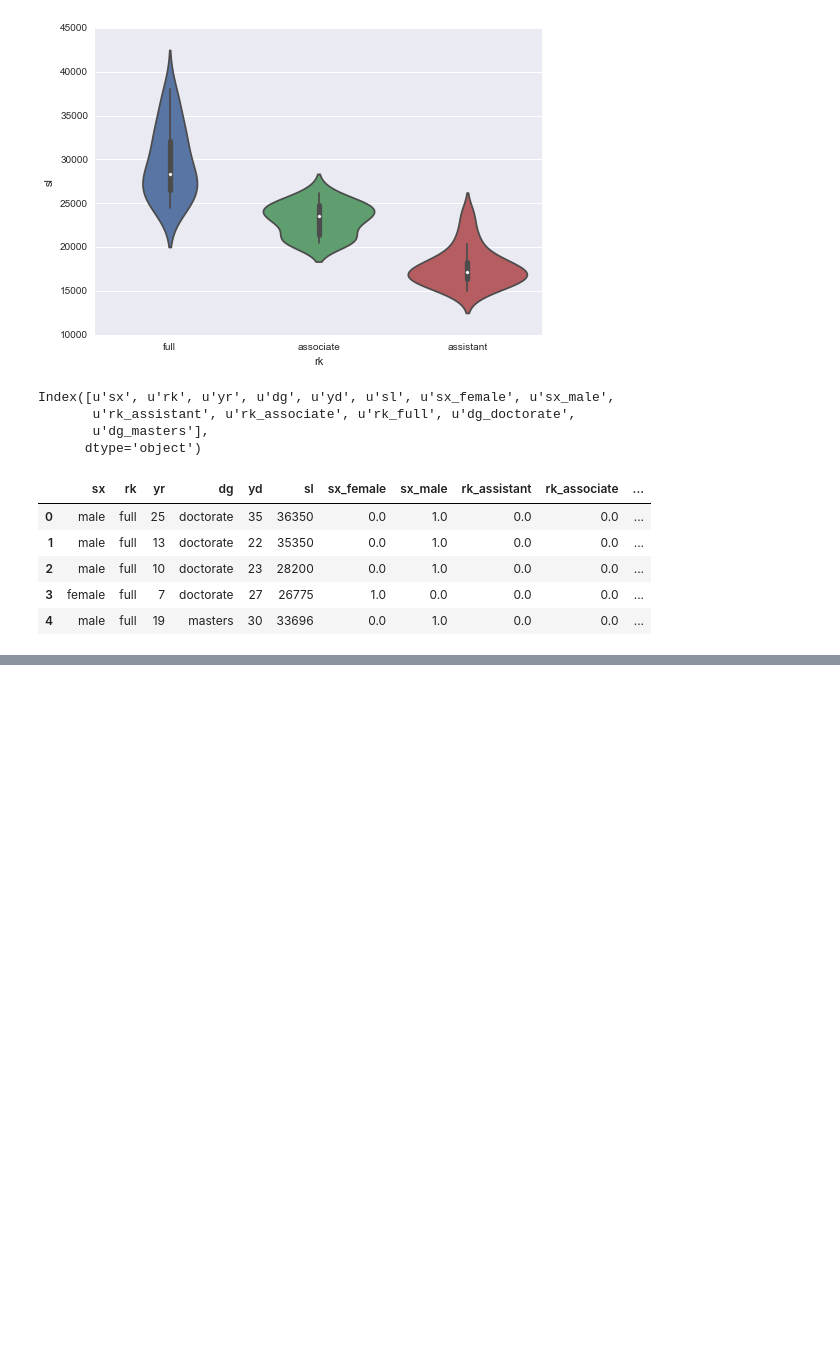
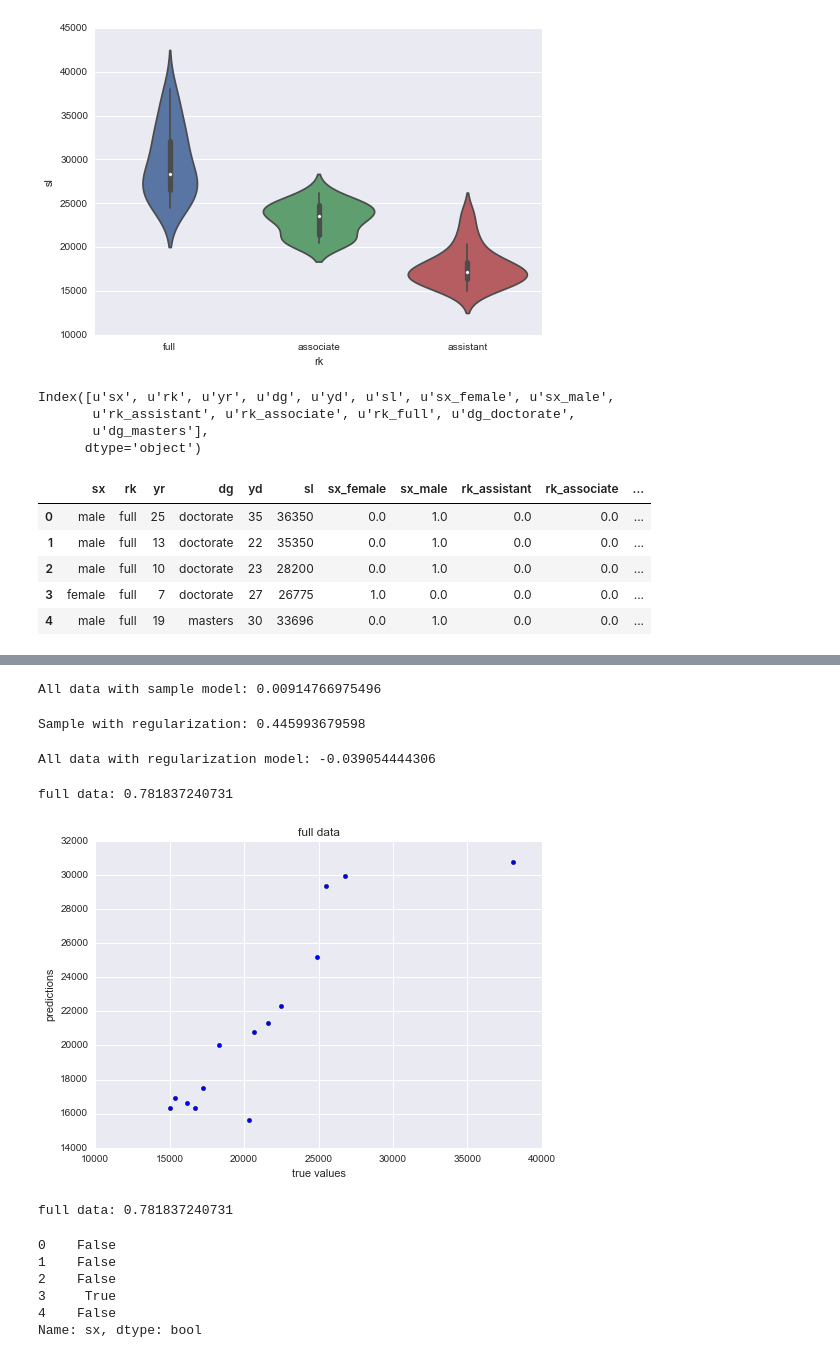
Before and after one commit to jillianhade/data-science-notes, a Jupyter notebook: regularization_lab.ipynb, the cells around one changed output, grey strips where cells are left out. Cells and saved outputs as stored; diff of their text form; code cells hidden in the pictures; blank space fills up the shorter version.

```diff
--- a/regularization_lab.ipynb
+++ b/regularization_lab.ipynb
@@ -127,0 +158,63 @@ Index([u'sx', u'rk', u'yr', u'dg', u'yd', u'sl', u'sx_female', u'sx_male',
+# %%
+X = data[[u'yr', u'yd']]
+y = data[u'sl']
+print "All data with sample model:", model.score(X, y)
+# %% [output]
+All data with sample model: 0.00914766975496
+# %%
+# Repeat with regularization
+
+X = subset[[u'yr', u'yd']]
+y = subset[u'sl']
+
+lm = linear_model.RidgeCV(alphas=[0.1, 1, 10]) # Try different alphas
+model = lm.fit(X, y)
+predictions = model.predict(X)
+print "Sample with regularization:", model.score(X, y)
+# %% [output]
+Sample with regularization: 0.445993679598
+# %%
+# Apply to the whole data set
+
+X = data[[u'yr', u'yd']]
+y = data[u'sl']
+print "All data with regularization model:", model.score(X, y)
+
+# Did the results improve?
+# %% [output]
+All data with regularization model: -0.039054444306
+# %%
+# Fit a model to the men
+mask = data["sx"] == "male"
+X = data[mask][[u'yr', u'yd',
+       u'rk_assistant', u'rk_associate', u'rk_full', u'dg_doctorate',
+       u'dg_masters']]
+y = data[mask][u'sl']
+# %%
+## Fit a linear model here
+X = data[mask][[u'yr', u'yd',
+       u'rk_assistant', u'rk_associate', u'rk_full', u'dg_doctorate',
+       u'dg_masters']]
+#print(X)
+y = data[mask][u'sl']
+#print(y)
+lm = linear_model.LinearRegression()
+model = lm.fit(X, y)
+predictions = model.predict(X)
+print "full data:", model.score(X, y)
+#r^2 for all data filtered 'men'
+# %% [output]
+full data: 0.781837240731
+# %%
+## Plot the data
+plt.scatter(y, predictions)
+plt.title('full data')
+plt.xlabel('true values')
+plt.ylabel('predictions')
+plt.show()
+# %% [output]
+[figure, added]
+# %%
+print "full data:", model.score(X, y)
+# %% [output]
+full data: 0.781837240731
@@ -127,0 +228,9 @@ Index([u'sx', u'rk', u'yr', u'dg', u'yd', u'sl', u'sx_female', u'sx_male',
+# %%
+mask.head()
+# %% [output]
+0    False
+1    False
+2    False
+3     True
+4    False
+Name: sx, dtype: bool
```
Also changed, not shown: parts of 8 cells of this notebook.
